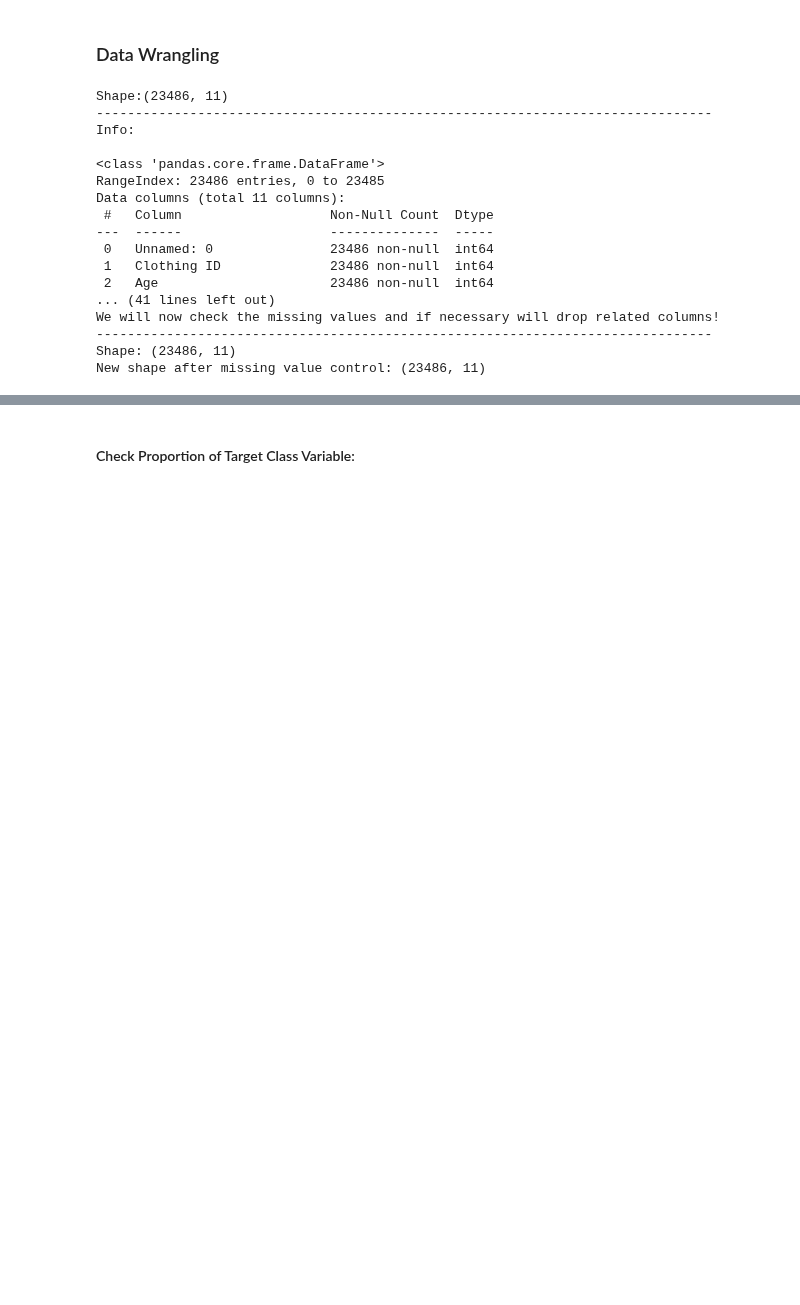
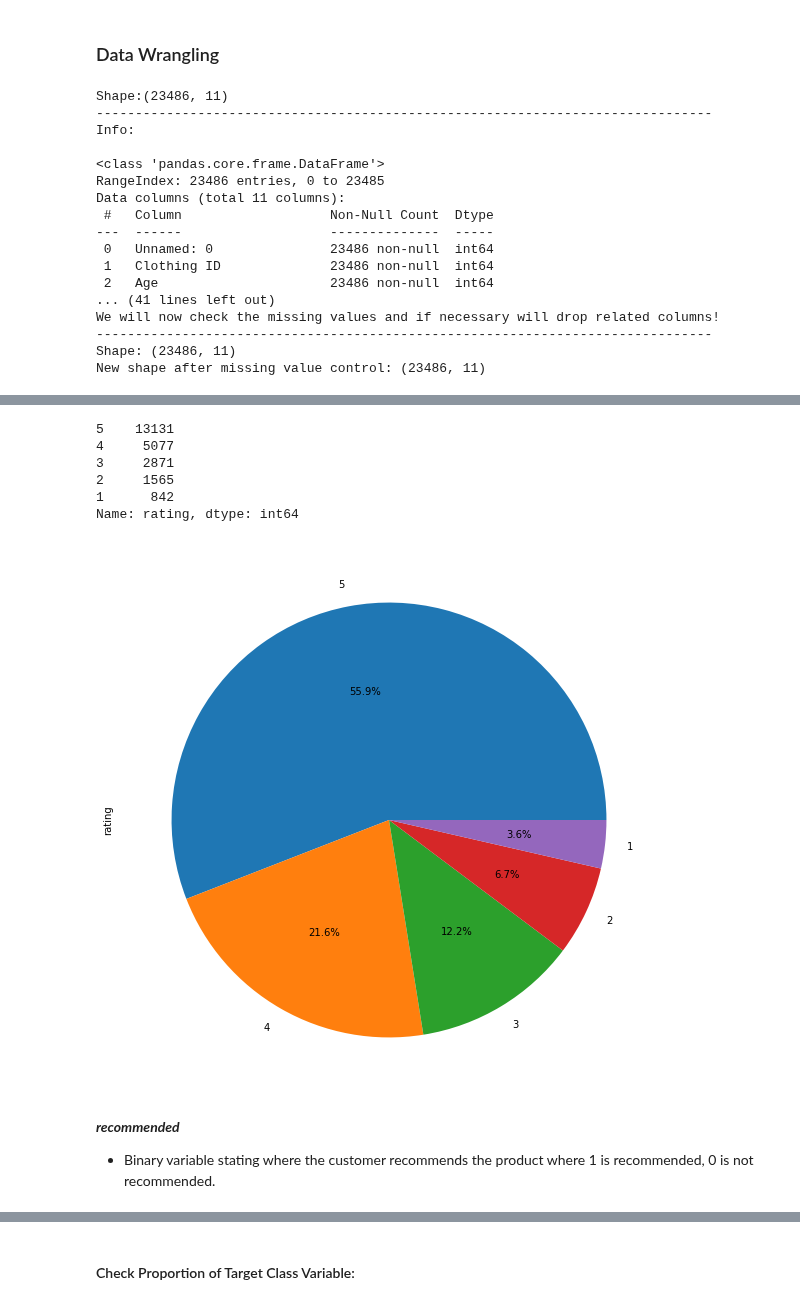
Before and after one commit to KdrDrn/04_PROJECTS, a Jupyter notebook: 20_NLP_Sentiment Analysis/NLP_Sentiment_Analysis_Project_C8301.ipynb, the cells around one changed output, grey strips where cells are left out. Saved outputs shown, nothing was run; the diff lists cells and outputs as text; code cells hidden in the pictures; blank space fills up the shorter version.

```diff
--- a/20_NLP_Sentiment Analysis/NLP_Sentiment_Analysis_Project_C8301.ipynb
+++ b/20_NLP_Sentiment Analysis/NLP_Sentiment_Analysis_Project_C8301.ipynb
@@ -333,0 +433,14 @@ sns.heatmap(df.corr(), annot=True);
+# %%
+print(df["rating"].value_counts())
+df["rating"].value_counts().plot(kind="pie", autopct='%1.1f%%',figsize=(10,10));
+# %% [output]
+5    13131
+4     5077
+3     2871
+2     1565
+1      842
+Name: rating, dtype: int64
+[figure, added]
+# %% [markdown]
+***recommended***
+- Binary variable stating where the customer recommends the product where 1 is recommended, 0 is not recommended.
```
Also changed, not shown: parts of 67 cells of this notebook.
